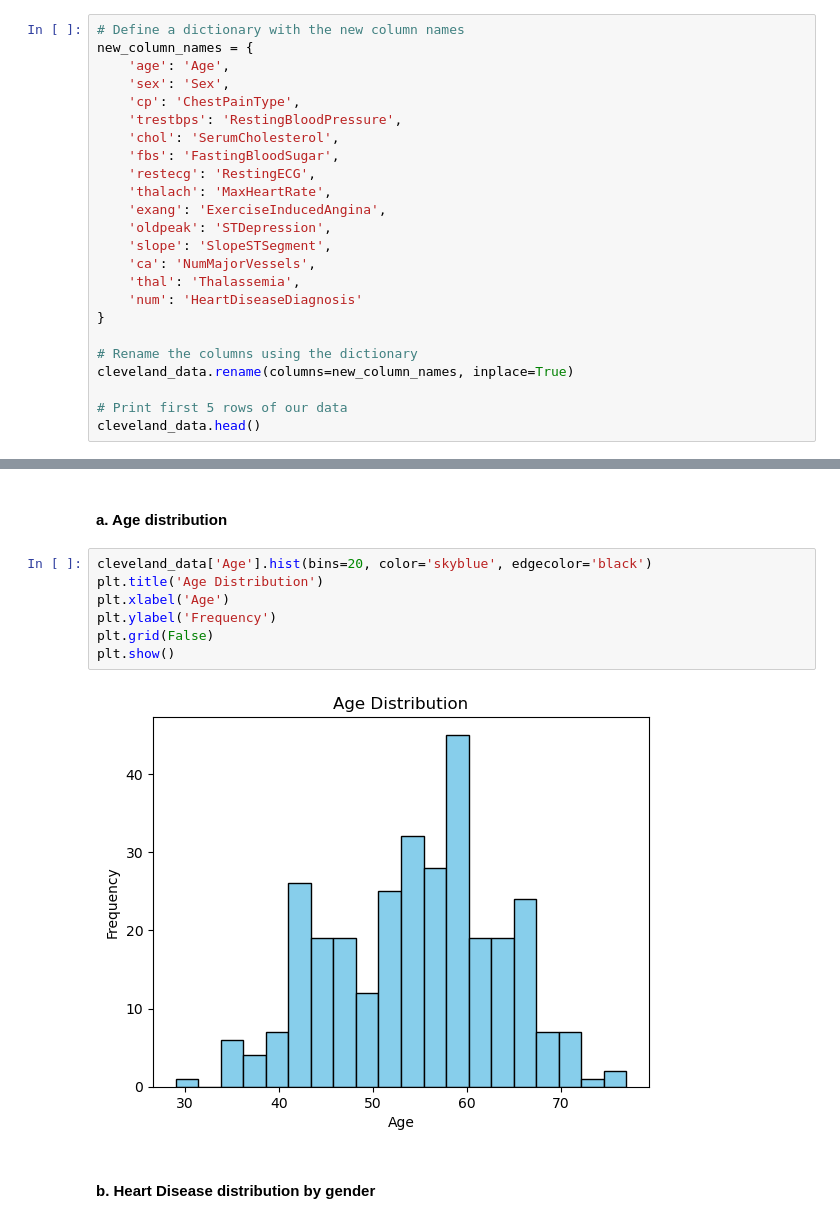
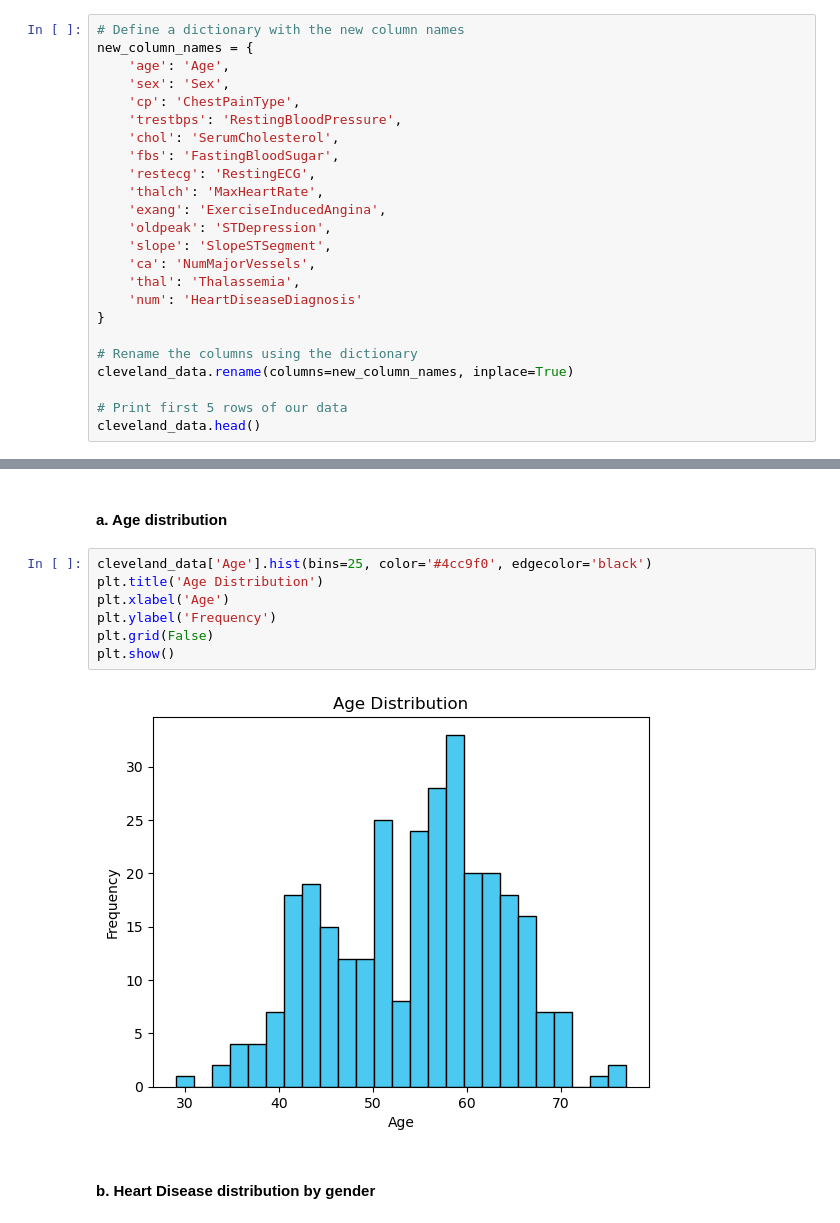
Before and after one commit to SwetaReddy30/Cleveland_Heart-Disease-Prediction, a Jupyter notebook: UCI_Cleveland_Heart_Disease_Prediction.ipynb, the cells around one changed output, grey strips where cells are left out. Cells and saved outputs as stored; diff of their text form.

```diff
--- a/UCI_Cleveland_Heart_Disease_Prediction.ipynb
+++ b/UCI_Cleveland_Heart_Disease_Prediction.ipynb
@@ -146,7 +147,7 @@ new_column_names = {
     'chol': 'SerumCholesterol',
     'fbs': 'FastingBloodSugar',
     'restecg': 'RestingECG',
-    'thalach': 'MaxHeartRate',
+    'thalch': 'MaxHeartRate',
     'exang': 'ExerciseInducedAngina',
     'oldpeak': 'STDepression',
     'slope': 'SlopeSTSegment',
@@ -176,13 +177,13 @@ cleveland_data['HeartDiseaseDiagnosis'] = np.where(cleveland_data['HeartDiseaseD
 # %% [markdown]
 #### a. Age distribution
 # %%
-cleveland_data['Age'].hist(bins=20, color='skyblue', edgecolor='black')
+cleveland_data['Age'].hist(bins=25, color='#4cc9f0', edgecolor='black')
 plt.title('Age Distribution')
 plt.xlabel('Age')
 plt.ylabel('Frequency')
 plt.grid(False)
 plt.show()
 # %% [output]
-[figure, old version]
+[figure, new version]
 # %% [markdown]
 #### b. Heart Disease distribution by gender
```
Also changed, not shown: parts of 15 cells of this notebook.
